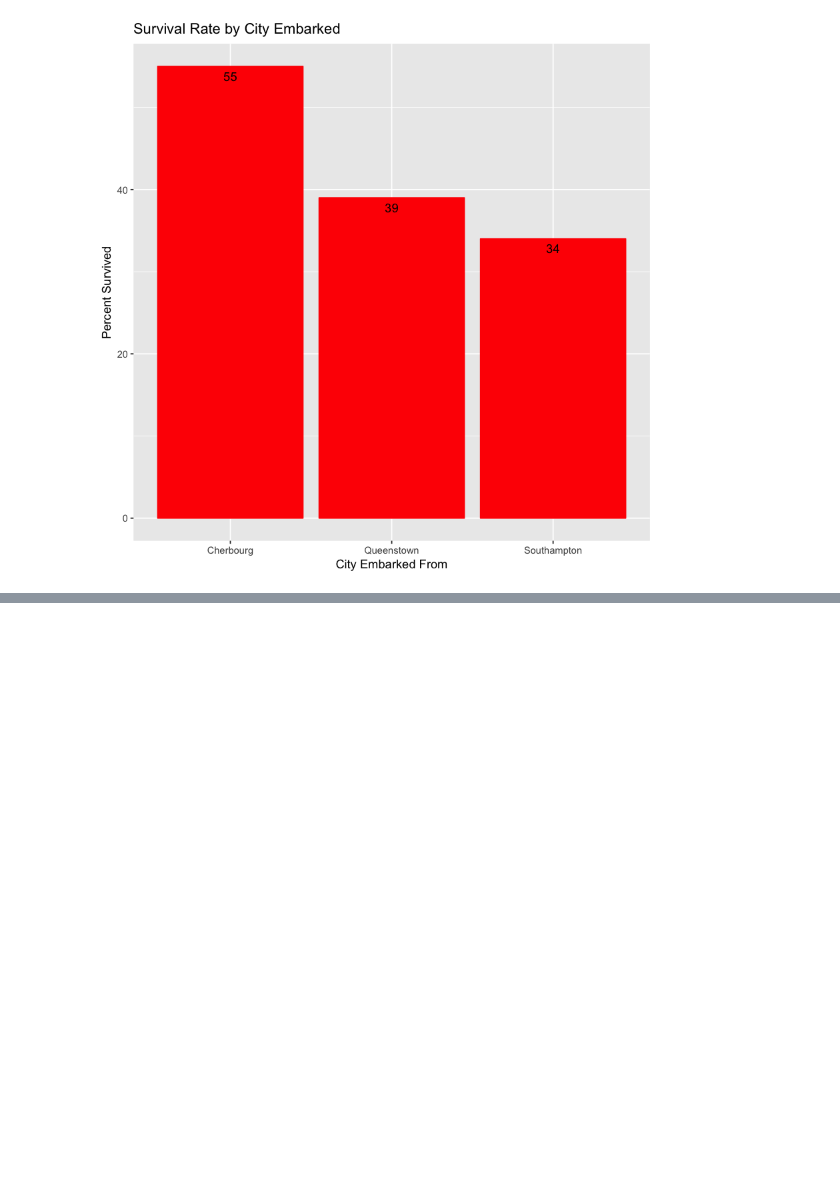
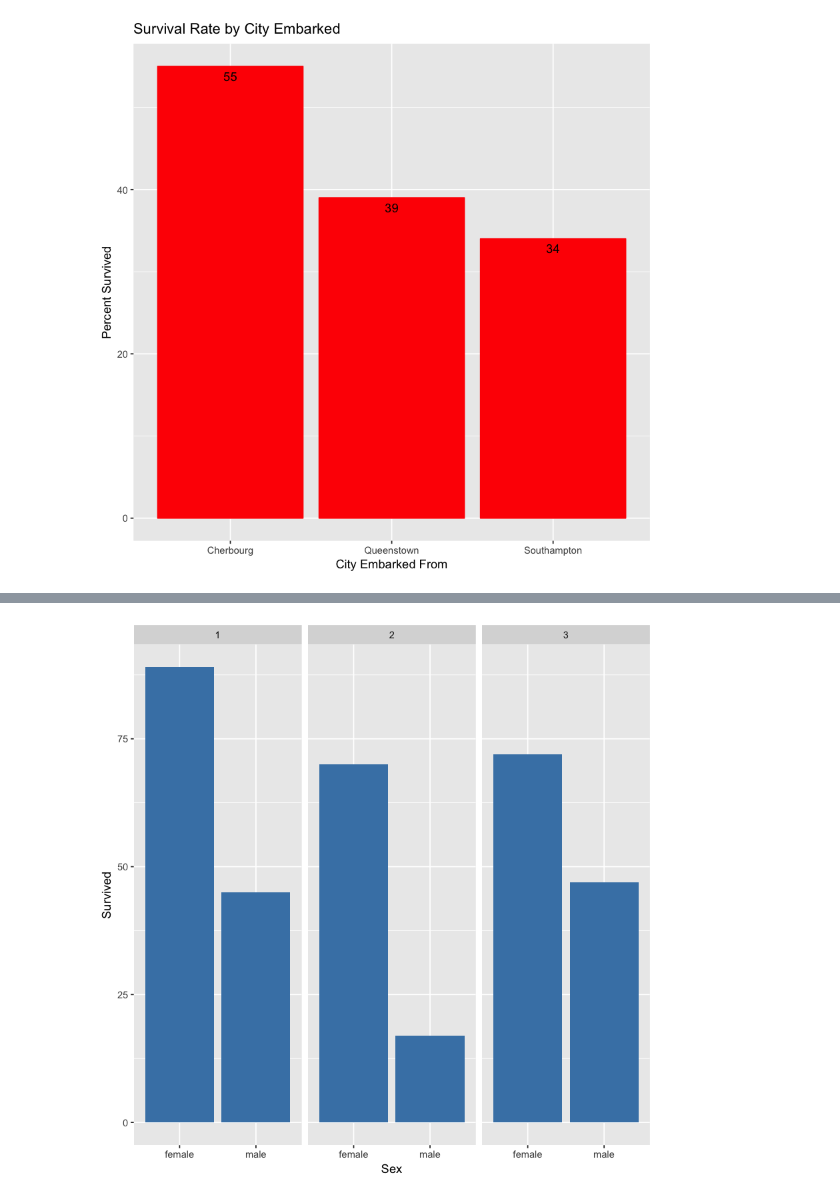
Before and after one commit to tjbencomo/Titanic, a Jupyter notebook: Tomas_Exploration.ipynb, the cells around one changed output, grey strips where cells are left out. Saved outputs shown, nothing was run; the diff lists cells and outputs as text; code cells hidden in the pictures; blank space fills up the shorter version.

```diff
--- a/Tomas_Exploration.ipynb
+++ b/Tomas_Exploration.ipynb
@@ -74,0 +89,5 @@ p
+# %%
+class_sex_data <- data %>% select(Survived, Pclass, Sex)
+ggplot(class_sex_data, aes(x = Sex, y = Survived)) + geom_bar(stat = 'identity', fill = 'steelblue') + facet_wrap(~Pclass, ncol = 3)
+# %% [output]
+[figure, added]
```
Also changed, not shown: parts of 9 cells of this notebook.
